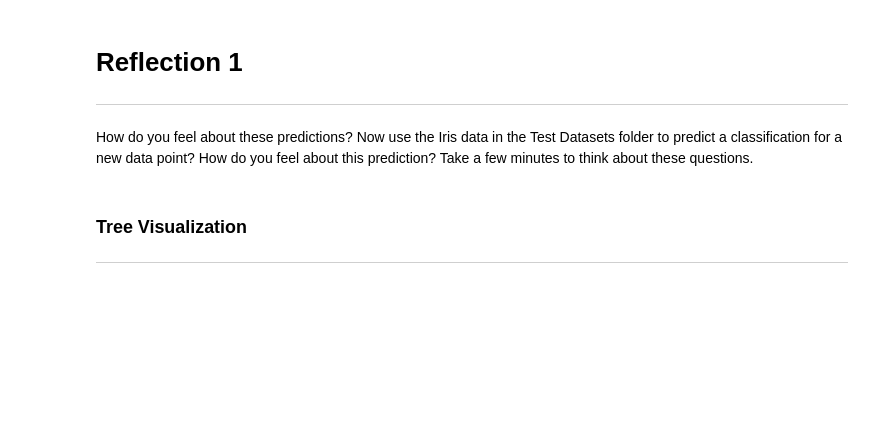
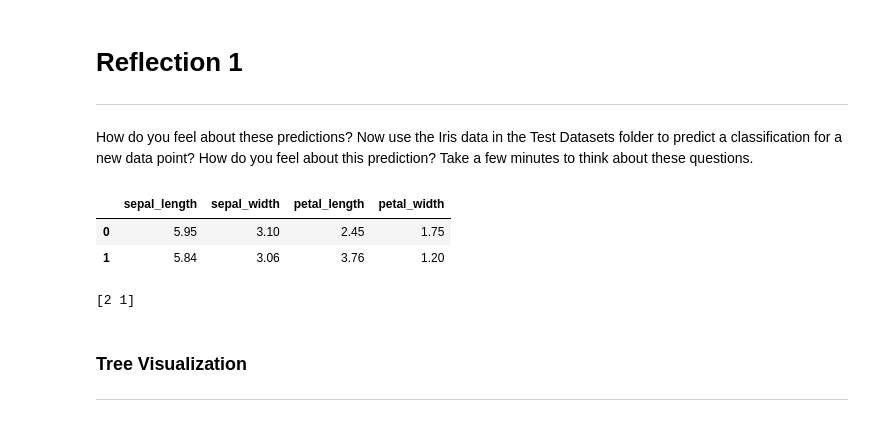
Before and after one commit to mariela-reyling/STELLAR_interns, a Jupyter notebook: INTERN_CODE/Mariela/Decision_Tree_Intro.ipynb, the cells around one changed output. Cells and saved outputs as stored; diff of their text form; code cells hidden in the pictures; blank space fills up the shorter version.

```diff
--- a/INTERN_CODE/Mariela/Decision_Tree_Intro.ipynb
+++ b/INTERN_CODE/Mariela/Decision_Tree_Intro.ipynb
@@ -188,6 +206,19 @@ print(probabilities)
 ---
 
 How do you feel about these predictions? Now use the Iris data in the Test Datasets folder to predict a classification for a new data point? How do you feel about this prediction? Take a few minutes to think about these questions.
+# %%
+mydata= {'sepal_length':[5.95, 5.84] ,'sepal_width':[3.1,3.06] ,'petal_length':[2.45, 3.76] ,'petal_width':[1.75,1.2]}
+newdf = pd.DataFrame(data=mydata)
+newdf
+# %% [output]
+|  | sepal_length | sepal_width | petal_length | petal_width |
+| 0 | 5.95 | 3.10 | 2.45 | 1.75 |
+| 1 | 5.84 | 3.06 | 3.76 | 1.20 |
+# %%
+new_prediction = fit_model.predict(newdf)
+print(new_prediction)
+# %% [output]
+[2 1]
 # %% [markdown]
 ### Tree Visualization
 -----------------
```
Also changed, not shown: parts of 9 cells of this notebook, 1 other file.
